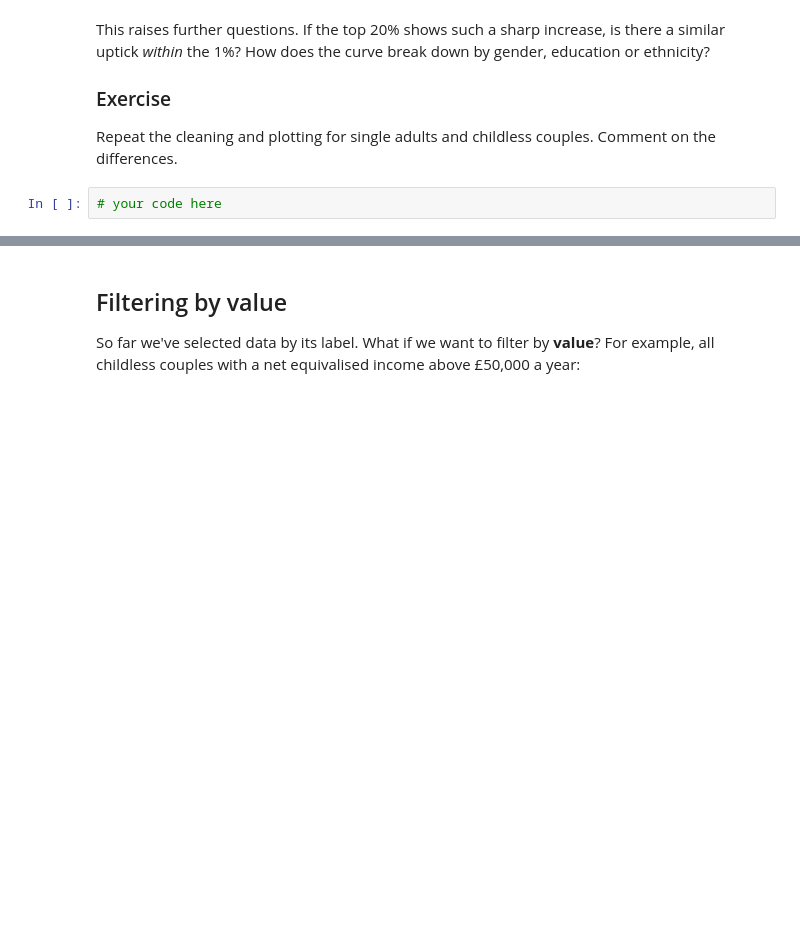
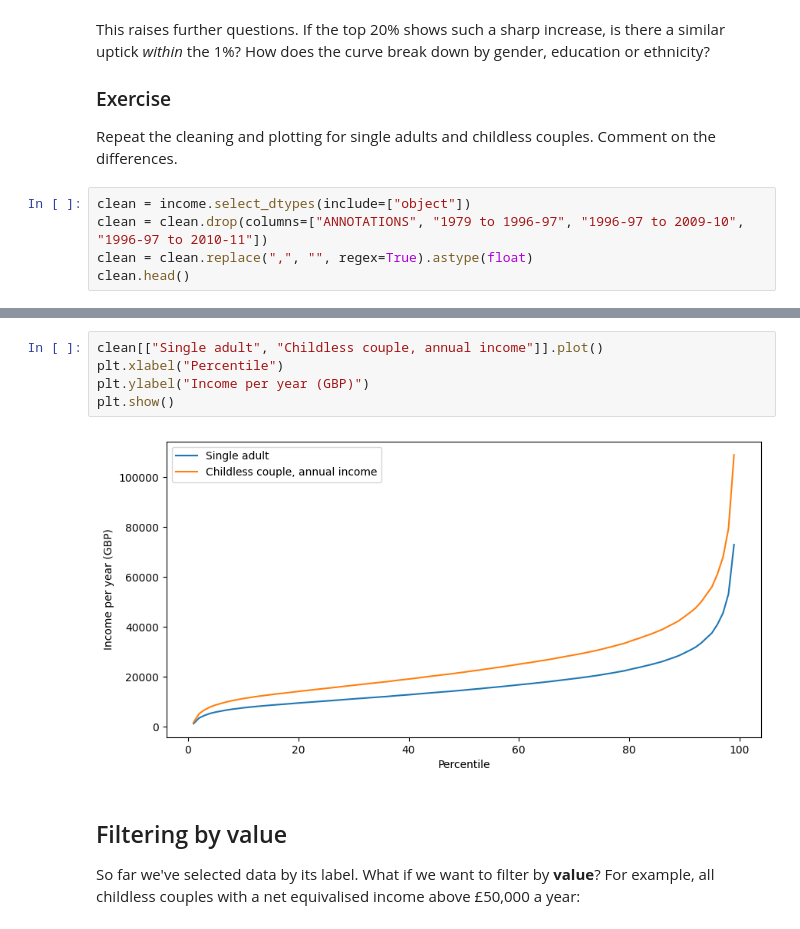
Before and after one commit to mao-gh/QM2, a Jupyter notebook: notebooks/W02. Pandas.ipynb, the cells around one changed output, grey strips where cells are left out. Cells and saved outputs as stored; diff of their text form; blank space fills up the shorter version.

```diff
--- a/notebooks/W02. Pandas.ipynb
+++ b/notebooks/W02. Pandas.ipynb
@@ -221,4 +242,7 @@ This raises further questions. If the top 20% shows such a sharp increase, is th
 
 Repeat the cleaning and plotting for single adults and childless couples. Comment on the differences.
 # %%
-# your code here
+clean = income.select_dtypes(include=["object"])
+clean = clean.drop(columns=["ANNOTATIONS", "1979 to 1996-97", "1996-97 to 2009-10", "1996-97 to 2010-11"])
+clean = clean.replace(",", "", regex=True).astype(float)
+clean.head()
@@ -225,3 +257,10 @@ Repeat the cleaning and plotting for single adults and childless couples. Commen
+# %%
+clean[["Single adult", "Childless couple, annual income"]].plot()
+plt.xlabel("Percentile")
+plt.ylabel("Income per year (GBP)")
+plt.show()
+# %% [output]
+[figure, added]
 # %% [markdown]
 ## Filtering by value
 
```
Also changed, not shown: parts of 9 cells of this notebook.
